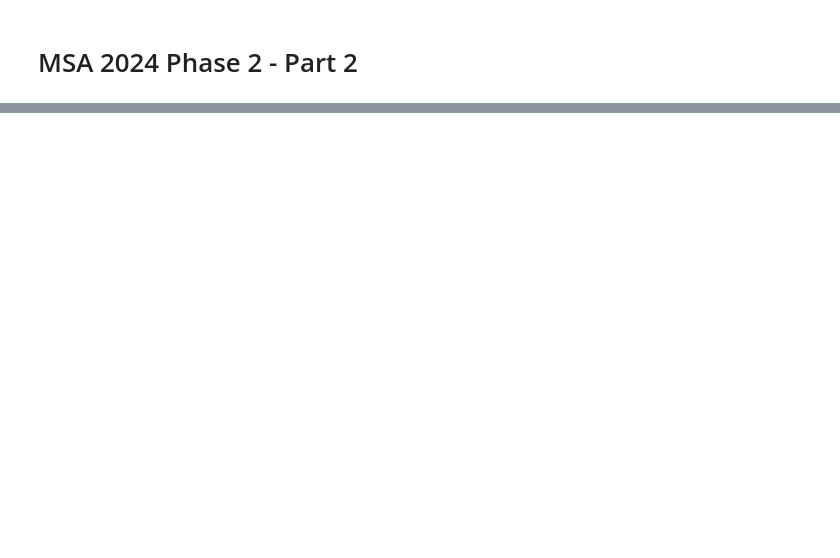
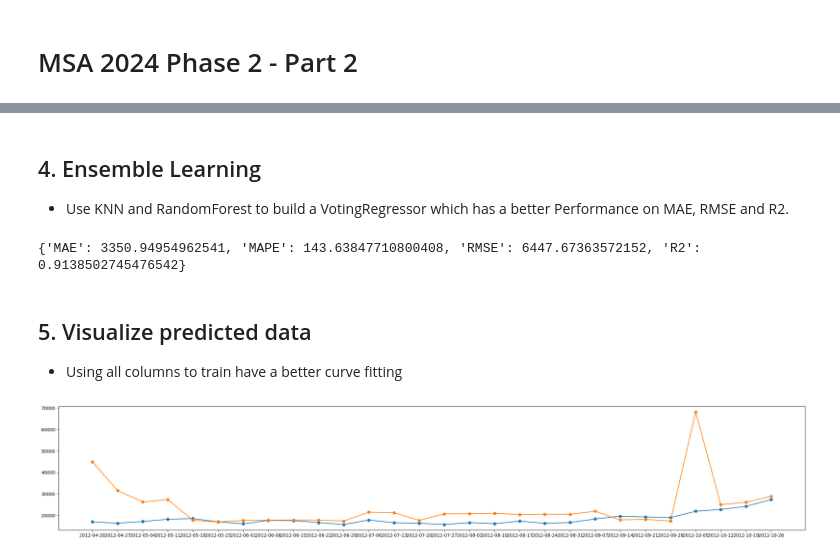
Before and after one commit to Z-Fran/NZMSA-Phase2-2024, a Jupyter notebook: 2_Training_and_Evaluation/part2-submission.ipynb, the cells around one changed output, grey strips where cells are left out. Cells and saved outputs as stored; diff of their text form; code cells hidden in the pictures; blank space fills up the shorter version.

```diff
--- a/2_Training_and_Evaluation/part2-submission.ipynb
+++ b/2_Training_and_Evaluation/part2-submission.ipynb
@@ -14,15 +17,23 @@ from pandas.api.types import is_numeric_dtype
 # %%
 df = pd.read_csv('../datasets/W store sales/result_data.csv')
+# use high correlation columns in part 1 correlation analysis
+df = df[["Date", "Weekly_Sales", "Store", "Size", "Dept", "Type", "Dept_num", "Size_per_dept"]]
+
+# fix zero values
 for index, row in df[df['Weekly_Sales']==0].iterrows():
     df.at[index, 'Weekly_Sales'] = row['Weekly_Sales'] + 0.01
 
+# Split dataset acoording to date
 test_ratio = 0.2
 train_dates = df["Date"].unique()[:-int(test_ratio*len(df["Date"].unique()))]
 test_dates = df["Date"].unique()[-int(test_ratio*len(df["Date"].unique())):]
-numeric_columns = [col for col in df.columns[1:] if is_numeric_dtype(df[col]) and col!='Weekly_Sales']
+numeric_columns = [col for col in df.columns if is_numeric_dtype(df[col]) and col!='Weekly_Sales']
 df_train = df[df["Date"].isin(train_dates)]
 df_test = df[df["Date"].isin(test_dates)]
+
 x_train = df_train[numeric_columns]
 x_test = df_test[numeric_columns]
 y_train = df_train["Weekly_Sales"]
 y_test = df_test["Weekly_Sales"]
+
+x_train.shape, x_test.shape, y_train.shape, y_test.shape
@@ -141 +133,45 @@ plt.show()
+# %% [markdown]
+## 4. Ensemble Learning
+- Use KNN and RandomForest to build a VotingRegressor which has a better Performance on MAE, RMSE and R2.
+# %%
+from sklearn.ensemble import VotingRegressor
+model_KNN = KNeighborsRegressor(n_neighbors=10)
+model_forest = RandomForestRegressor(n_estimators=30, max_depth=10)
+model_voting = VotingRegressor(estimators=[ ('knn', model_KNN), ('rf', model_forest)], weights=[2, 1])
+model_voting.fit(x_train, y_train)
+print(getScores(model_voting))
+# %% [output]
+{'MAE': 3350.94954962541, 'MAPE': 143.63847710800408, 'RMSE': 6447.67363572152, 'R2': 0.9138502745476542}
+# %% [markdown]
+## 5. Visualize predicted data
+- Using all columns to train have a better curve fitting
+# %%
+df = pd.read_csv('../datasets/W store sales/result_data.csv')
+for index, row in df[df['Weekly_Sales']==0].iterrows():
+    df.at[index, 'Weekly_Sales'] = row['Weekly_Sales'] + 0.01
+test_ratio = 0.2
+train_dates = df["Date"].unique()[:-int(test_ratio*len(df["Date"].unique()))]
+test_dates = df["Date"].unique()[-int(test_ratio*len(df["Date"].unique())):]
+numeric_columns = [col for col in df.columns if is_numeric_dtype(df[col]) and col!='Weekly_Sales']
+df_train = df[df["Date"].isin(train_dates)]
+df_test = df[df["Date"].isin(test_dates)]
+x_train = df_train[numeric_columns]
+x_test = df_test[numeric_columns]
+y_train = df_train["Weekly_Sales"]
+y_test = df_test["Weekly_Sales"]
+
+
+model = RandomForestRegressor(n_estimators=10)
+model.fit(x_train, y_train)
+
+predictions = model.predict(x_test)
+y_pred = pd.Series(predictions, index=y_test.index)
+plt.figure(figsize=(30,5))
+store = 1
+dept = 1
+plt.plot(df_test[df["Store"]==store][df["Dept"]==dept].Date, y_test[df["Store"]==store][df["Dept"]==dept], marker='o', label="Test Actual")
+plt.plot(df_test[df["Store"]==store][df["Dept"]==dept].Date, y_pred[df["Store"]==store][df["Dept"]==dept], marker='o', label="Test Predict")
+plt.show()
+# %% [output]
+[figure, added]
 # %% [markdown]
```
Also changed, not shown: parts of 25 cells of this notebook, 2 other files.
